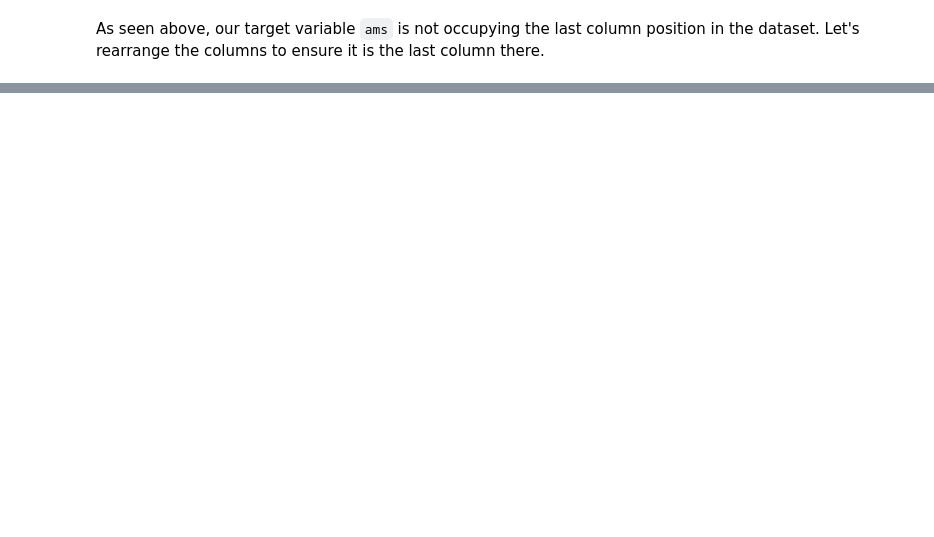
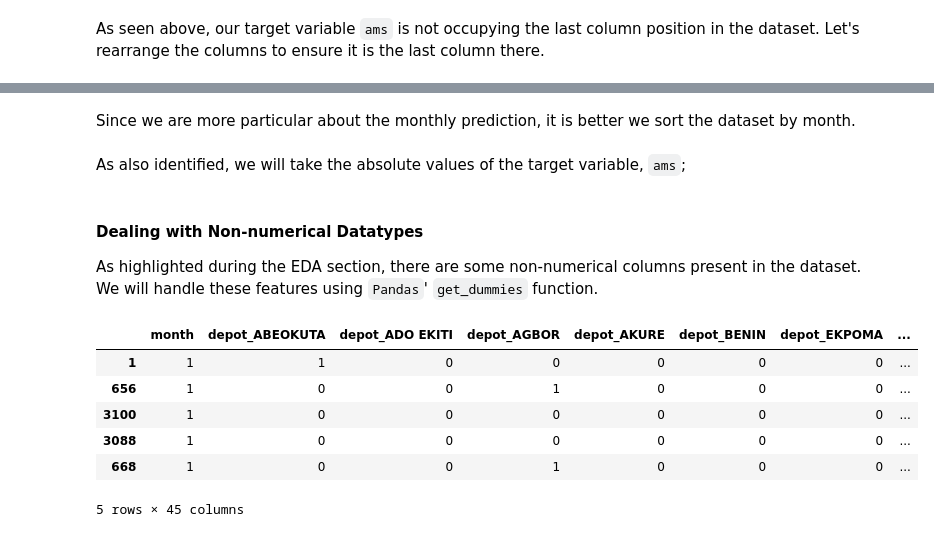
Before and after one commit to JoshOlam/MAONTECH_ML_Assessment, a Jupyter notebook: notebook/final_project_notebook.ipynb, the cells around one changed output, grey strips where cells are left out. Saved outputs shown, nothing was run; the diff lists cells and outputs as text; code cells hidden in the pictures; blank space fills up the shorter version.

```diff
--- a/notebook/final_project_notebook.ipynb
+++ b/notebook/final_project_notebook.ipynb
@@ -133,0 +305,4 @@ df.head()
+# %%
+#drop 'jags' rows
+df = df[df['region']=="SW"]
+df.head() #view the first 5 entries
@@ -133,0 +318,5 @@ df.head()
+# %%
+#drop 'region', 'tms', 'year' features
+df.drop(['region', 'tms', 'year'], axis = 1, inplace=True)
+
+df.head() #view the first 5 entries
@@ -133,0 +330,33 @@ df.head()
+# %% [markdown]
+Since we are more particular about the monthly prediction, it is better we sort the dataset by month.
+# %%
+df = df.sort_values(by='month')
+# %% [markdown]
+As also identified, we will take the absolute values of the target variable, `ams`;
+# %%
+#get the absolute values of the 'ams' feature
+df['ams'] = abs(df['ams'])
+# %% [markdown]
+#### Dealing with Non-numerical Datatypes
+
+As highlighted during the EDA section, there are some non-numerical columns present in the dataset. We will handle these features using `Pandas`' `get_dummies` function.
+# %%
+#convert data type to numerical
+df_dummies = pd.get_dummies(df)
+
+#reindex the columns to make the target variable the last
+cols = [col for col in df_dummies.columns if col != 'ams'] + ['ams']
+df_dummies = df_dummies.reindex(columns=cols)
+
+#delete col
+del col
+#view first 5 entries
+df_dummies.head()
+# %% [output]
+|  | month | depot_ABEOKUTA | depot_ADO EKITI | depot_AGBOR | depot_AKURE | depot_BENIN | depot_EKPOMA | ... |
+| 1 | 1 | 1 | 0 | 0 | 0 | 0 | 0 | ... |
+| 656 | 1 | 0 | 0 | 1 | 0 | 0 | 0 | ... |
+| 3100 | 1 | 0 | 0 | 0 | 0 | 0 | 0 | ... |
+| 3088 | 1 | 0 | 0 | 0 | 0 | 0 | 0 | ... |
+| 668 | 1 | 0 | 0 | 1 | 0 | 0 | 0 | ... |
+5 rows × 45 columns
```
Also changed, not shown: parts of 72 cells of this notebook, 1 other file.
